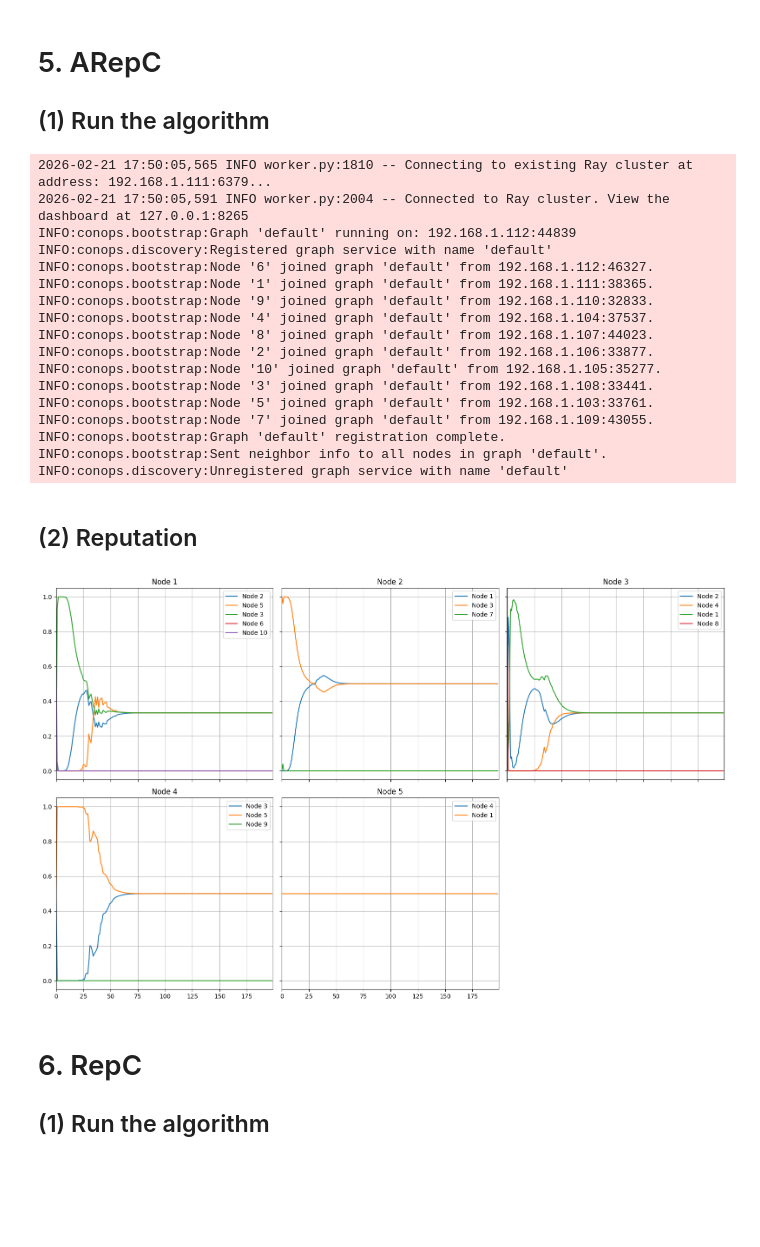
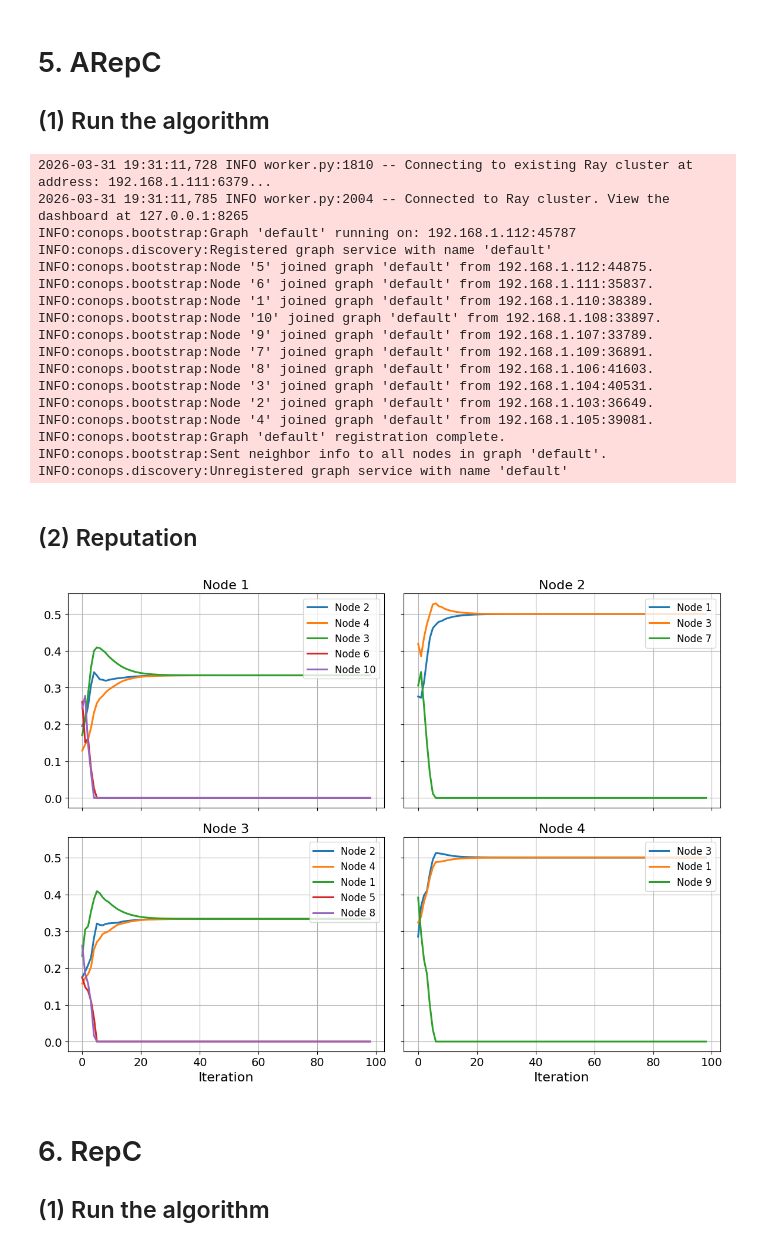
Before and after one commit to rui-huang-opt/arepc, a Jupyter notebook: examples/small_scale.ipynb, the cells around one changed output. Saved outputs shown, nothing was run; the diff lists cells and outputs as text; code cells hidden in the pictures; blank space fills up the shorter version.

```diff
--- a/examples/small_scale.ipynb
+++ b/examples/small_scale.ipynb
@@ -28,7 +28,6 @@ examples/multi_node
 
 # 1. Basic parameters
 # %%
-import pathlib
 import typing
 import logging
 
@@ -43,11 +42,8 @@ import matplotlib.axes as maxes
 import matplotlib.patches as mpatches
 
 N_STATE = 20
-N_ITER = 200
+N_ITER = 100
 ITERS = np.arange(N_ITER)
 
 ALPHA = 0.3
 EXP_NAME = "random"
-ROOT_PATH = pathlib.Path.cwd().parent.parent
-FIGURE_PATH = ROOT_PATH / "figures" / "small_scale" / EXP_NAME
-FIGURE_PATH.mkdir(parents=True, exist_ok=True)
@@ -199,8 +194,10 @@ INFO:conops.discovery:Unregistered graph service with name 'default'
 # %% [markdown]
 ## (2) Visualize the Results
 # %%
+plt.rcdefaults()
+
 axes: typing.Sequence[maxes.Axes]
-fig, axes = plt.subplots(1, 2, figsize=(12, 5), sharey=True)
+fig, axes = plt.subplots(1, 2, figsize=(12, 5))
 
 bl_states = np.array([bl_data[i] for i in NORMAL_NODES])
 avg_states: npt.NDArray[np.float64] = np.average(bl_states, axis=0)
@@ -248,7 +245,7 @@ def arepc_node(
 
     from arepc import ARepC
 
-    agent = ARepC(nh, alpha, eta=0.2)
+    agent = ARepC(nh, alpha, eta=0.002, normalization="sparsemax")
 
     x = zeros((n_iter, n_state))
     seed(int(name))  # Ensure reproducibility for each node
@@ -284,46 +281,61 @@ try:
 finally:
     ray.shutdown()
 # %% [output]
-2026-02-21 17:50:05,565 INFO worker.py:1810 -- Connecting to existing Ray cluster at address: 192.168.1.111:6379...
-2026-02-21 17:50:05,591 INFO worker.py:2004 -- Connected to Ray cluster. View the dashboard at 127.0.0.1:8265
-INFO:conops.bootstrap:Graph 'default' running on: 192.168.1.112:44839
+2026-03-31 19:31:11,728 INFO worker.py:1810 -- Connecting to existing Ray cluster at address: 192.168.1.111:6379...
+2026-03-31 19:31:11,785 INFO worker.py:2004 -- Connected to Ray cluster. View the dashboard at 127.0.0.1:8265
+INFO:conops.bootstrap:Graph 'default' running on: 192.168.1.112:45787
 INFO:conops.discovery:Registered graph service with name 'default'
-INFO:conops.bootstrap:Node '6' joined graph 'default' from 192.168.1.112:46327.
-INFO:conops.bootstrap:Node '1' joined graph 'default' from 192.168.1.111:38365.
-INFO:conops.bootstrap:Node '9' joined graph 'default' from 192.168.1.110:32833.
-INFO:conops.bootstrap:Node '4' joined graph 'default' from 192.168.1.104:37537.
-INFO:conops.bootstrap:Node '8' joined graph 'default' from 192.168.1.107:44023.
-INFO:conops.bootstrap:Node '2' joined graph 'default' from 192.168.1.106:33877.
-INFO:conops.bootstrap:Node '10' joined graph 'default' from 192.168.1.105:35277.
-INFO:conops.bootstrap:Node '3' joined graph 'default' from 192.168.1.108:33441.
-INFO:conops.bootstrap:Node '5' joined graph 'default' from 192.168.1.103:33761.
-INFO:conops.bootstrap:Node '7' joined graph 'default' from 192.168.1.109:43055.
+INFO:conops.bootstrap:Node '5' joined graph 'default' from 192.168.1.112:44875.
+INFO:conops.bootstrap:Node '6' joined graph 'default' from 192.168.1.111:35837.
+INFO:conops.bootstrap:Node '1' joined graph 'default' from 192.168.1.110:38389.
+INFO:conops.bootstrap:Node '10' joined graph 'default' from 192.168.1.108:33897.
+INFO:conops.bootstrap:Node '9' joined graph 'default' from 192.168.1.107:33789.
+INFO:conops.bootstrap:Node '7' joined graph 'default' from 192.168.1.109:36891.
+INFO:conops.bootstrap:Node '8' joined graph 'default' from 192.168.1.106:41603.
+INFO:conops.bootstrap:Node '3' joined graph 'default' from 192.168.1.104:40531.
+INFO:conops.bootstrap:Node '2' joined graph 'default' from 192.168.1.103:36649.
+INFO:conops.bootstrap:Node '4' joined graph 'default' from 192.168.1.105:39081.
 INFO:conops.bootstrap:Graph 'default' registration complete.
 INFO:conops.bootstrap:Sent neighbor info to all nodes in graph 'default'.
 INFO:conops.discovery:Unregistered graph service with name 'default'
 # %% [markdown]
 ## (2) Reputation
 # %%
+plt.rcParams.update(
+    {
+        "font.size": 14,
+        "axes.labelsize": 16,
+        "axes.titlesize": 16,
+        "xtick.labelsize": 14,
+        "ytick.labelsize": 14,
+        "legend.fontsize": 12,
+        "lines.linewidth": 2.2,
+    }
+)
+
 axes: npt.NDArray
-fig, axes = plt.subplots(2, 3, figsize=(16, 10), sharex=True, sharey=True)
+fig, axes = plt.subplots(2, 2, figsize=(12, 9), sharex=True, sharey=True)
 axes_flat = axes.flatten()
 
-repc_reps = {i: arepc_data[i][1] for i in NORMAL_NODES}
+arepc_reps = {i: arepc_data[i][1] for i in NORMAL_NODES}
 
-for i, ax in zip(NORMAL_NODES, axes_flat[:-1]):
+for i, ax in zip(NORMAL_NODES, axes_flat):
     ax: maxes.Axes
-    reps_for_i = repc_reps[i]
+    reps_for_i = arepc_reps[i]
     for j in reps_for_i:
         ax.plot(reps_for_i[j], label=f"Node {j}")
     ax.set_title(f"Node {i}")
-    ax.set_xlim(0, N_ITER - 1)
-    ax.legend()
+    ax.legend(loc="upper right")
     ax.grid()
 
-fig.delaxes(axes_flat[-1])
+    if i in ["3", "4"]:
+        ax.set_xlabel("Iteration")
+
 fig.tight_layout()
+
+fig.savefig("arepc_reputations.pdf", bbox_inches="tight", format="pdf")
 # %% [output]
-[figure, old version]
+[figure, new version]
 # %% [markdown]
 # 6. RepC
 ## (1) Run the algorithm
```
Also changed, not shown: parts of 8 cells of this notebook, 1 other file.
